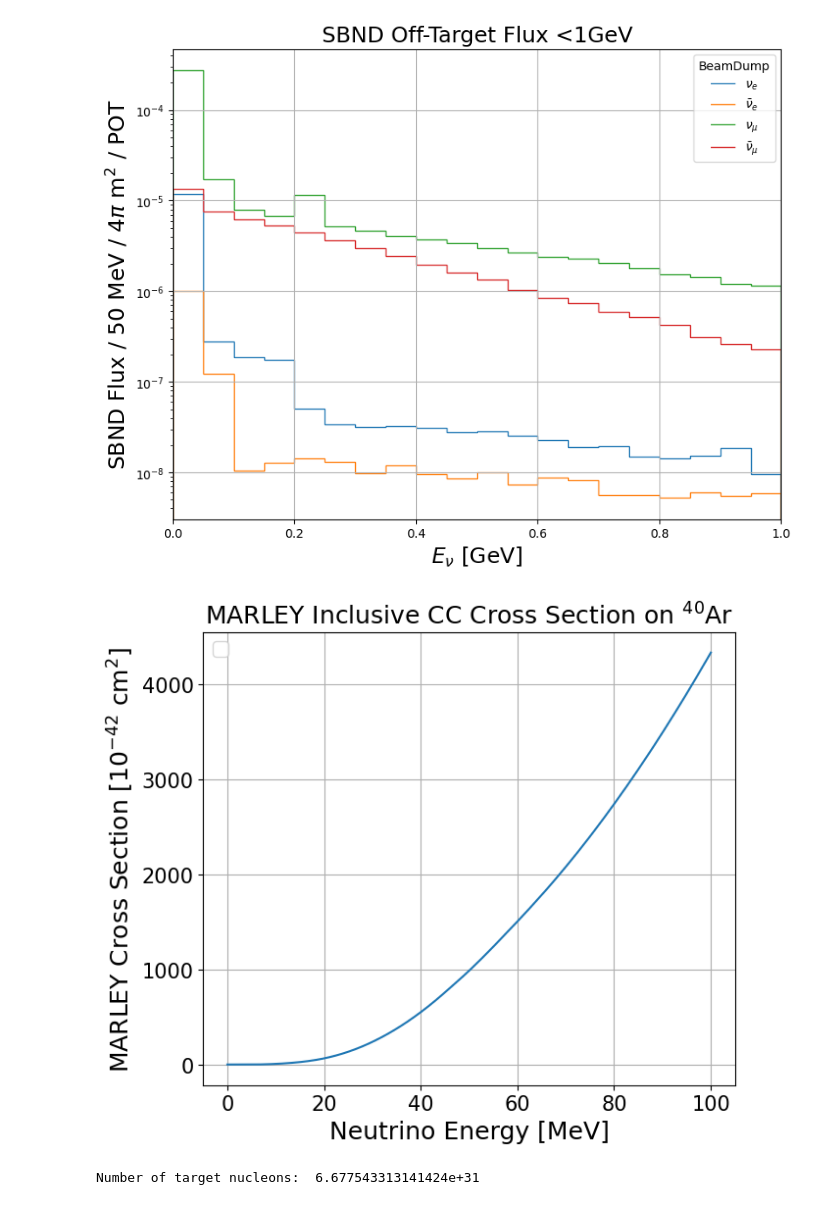
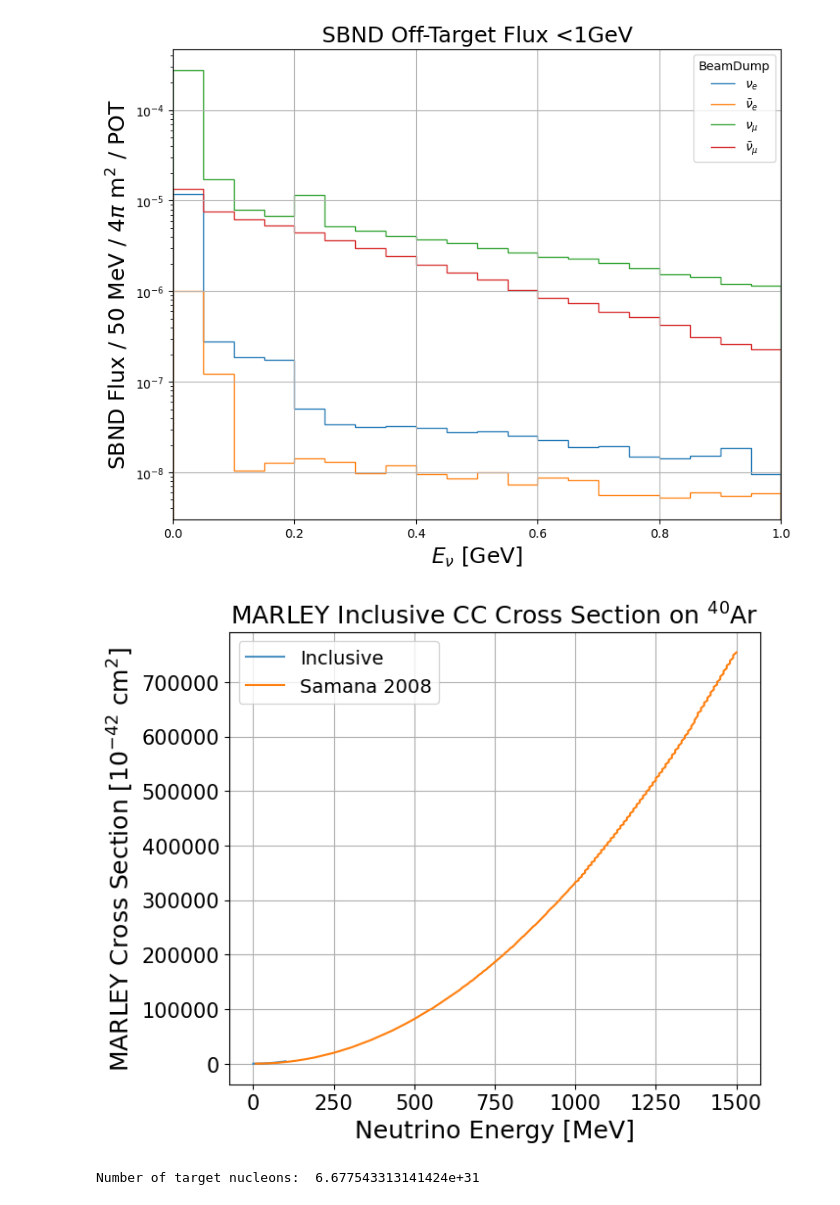
Before and after one commit to miquelnebot/BeamDump, a Jupyter notebook: rates.ipynb, the cells around one changed output. Cells and saved outputs as stored; diff of their text form; code cells hidden in the pictures.

Commit message:
Add Samana xsec spline from Marley to extend >100MeV

```diff
--- a/rates.ipynb
+++ b/rates.ipynb
@@ -117,20 +117,22 @@ ax.grid(True)
 # %%
 #Steven's xsec spline
 xsec_inc = np.loadtxt('/Users/mnebotg/Software/future_runing/beamdump/marley_40Ar_CC_v121_inclusive_xsec.txt', delimiter=" ")
+xsec_samana2008 = np.loadtxt('/Users/mnebotg/Software/future_runing/marley_xs/samana2008_gtbd_xs_points.txt', delimiter=" ")
 
 fig, ax = plt.subplots(ncols=1, nrows=1, figsize=(7, 6))
-ax.plot(xsec_inc[:, 0], xsec_inc[:, 1])#/ 40)
+ax.plot(xsec_inc[:, 0], xsec_inc[:, 1], alpha=0.8, label='Inclusive')
+ax.plot(xsec_samana2008[:, 0], xsec_samana2008[:, 1], label='Samana 2008')
 
 ax.legend(fontsize=14, loc=2)
 ax.set_title('MARLEY Inclusive CC Cross Section on $^{40}$Ar', fontsize=18)
 ax.set_ylabel(r'MARLEY Cross Section [$10^{-42}$ cm$^2$]',fontsize=18)
 ax.set_xlabel('Neutrino Energy [MeV]',fontsize=18)
 ax.tick_params(labelsize=15)
 ax.grid(True)
 #ax.set_xlim(0, 3)
 #ax.set_ylim(0, 3)
 # %% [output]
-[figure, old version]
+[figure, new version]
 # %%
 rho = 1.38434 #g/cm^{3}
 n_a = 6.022e23 #molec/mol
```
Also changed, not shown: parts of 4 cells of this notebook.
